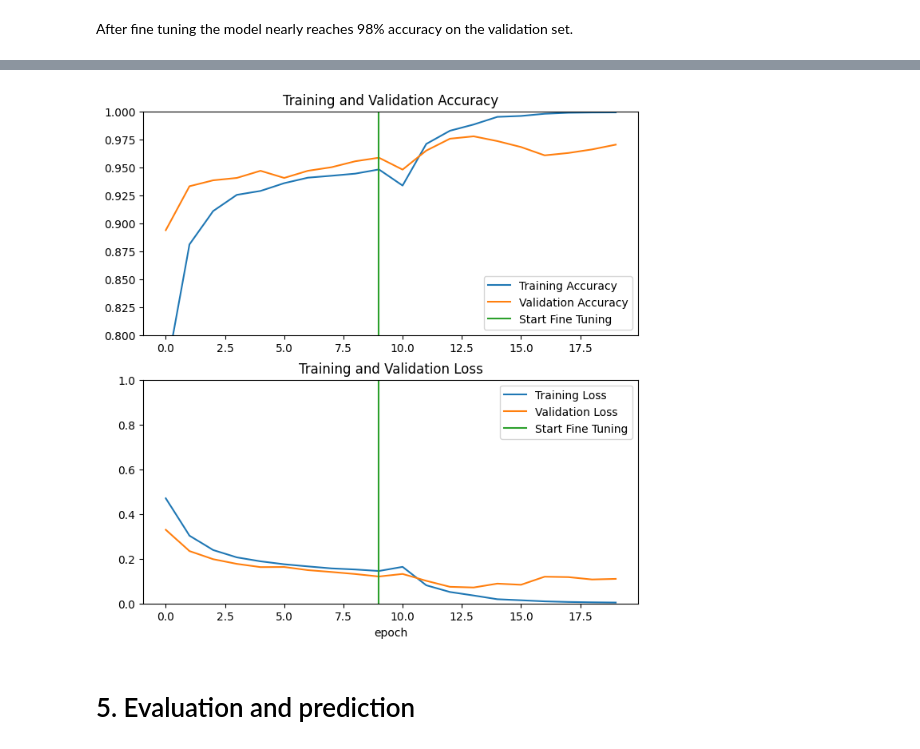
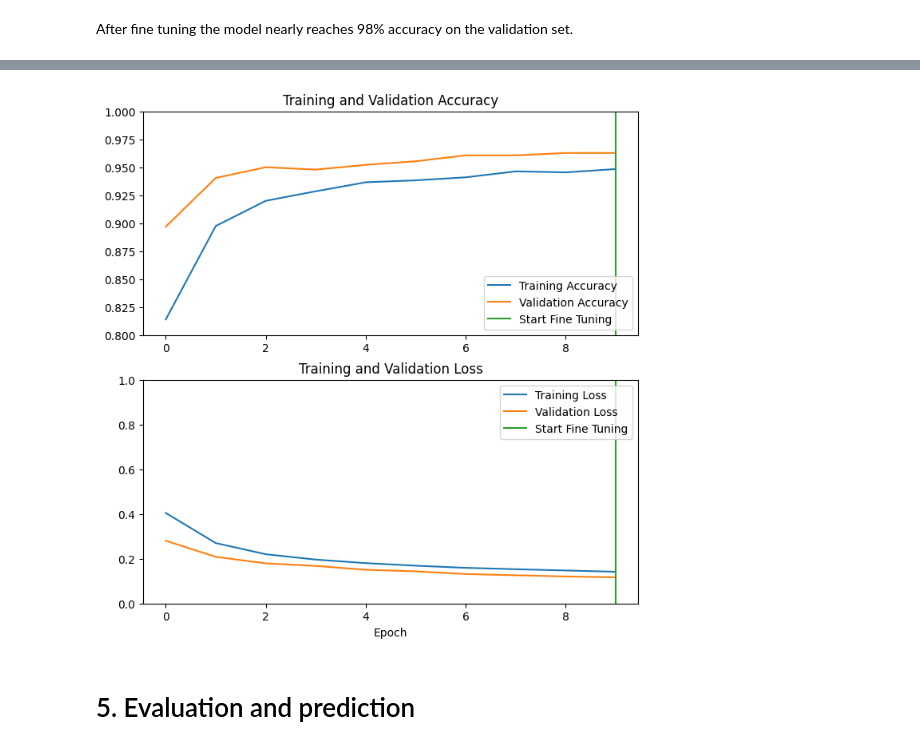
Before and after one commit to MoatazM1/Project-M1M2, a Jupyter notebook: ChestXRay_M2_V0_callbacks.ipynb, the cells around one changed output, grey strips where cells are left out. Drawn from its saved outputs; the diff is of its cells as text; code cells hidden in the pictures.

```diff
--- a/ChestXRay_M2_V0_callbacks.ipynb
+++ b/ChestXRay_M2_V0_callbacks.ipynb
@@ -40,6 +40,7 @@ In this tutorial, you will use a dataset containing several thousand images of P
 #BASE_DIR = "/content/drive/MyDrive/chest_xrays_v4"
 
 BASE_DIR = r"C:\\CAS AML\\project M1 and M2\\Chest X Rays v4"  # change if needed
+MODEL_PATH = os.path.join(BASE_DIR, f"pneumonia_xray_mobilenet.keras")
 
 
 train_dir = os.path.join(BASE_DIR, 'train')
@@ -303,10 +304,10 @@ After training for 10 epochs, you should see ~96% accuracy on the validation set
 ## Training with Callbacks (EarlyStopping + ModelCheckpoint)
 # %%
 # Define callbacks to prevent overfitting and save best model
-checkpoint_cb = keras.callbacks.ModelCheckpoint(
+checkpoint_cb = tf.keras.callbacks.ModelCheckpoint(
     MODEL_PATH, save_best_only=True, monitor="val_accuracy", mode="max", verbose=1
 )
-earlystop_cb = keras.callbacks.EarlyStopping(
+earlystop_cb = tf.keras.callbacks.EarlyStopping(
     monitor="val_accuracy", patience=5, restore_best_weights=True, verbose=1
 )
 
@@ -428,18 +431,18 @@ If you trained to convergence earlier, this step will improve your accuracy by a
 ## Training with Callbacks (EarlyStopping + ModelCheckpoint)
 # %%
 # Define callbacks to prevent overfitting and save best model
-checkpoint_cb = keras.callbacks.ModelCheckpoint(
+checkpoint_cb = tf.keras.callbacks.ModelCheckpoint(
     MODEL_PATH, save_best_only=True, monitor="val_accuracy", mode="max", verbose=1
 )
-earlystop_cb = keras.callbacks.EarlyStopping(
+earlystop_cb = tf.keras.callbacks.EarlyStopping(
     monitor="val_accuracy", patience=5, restore_best_weights=True, verbose=1
 )
 
 # Train with callbacks
 history = model.fit(
-    train_ds_prep,
-    validation_data=val_ds_prep,
-    epochs=30,
+    train_dataset,
+    validation_data=validation_dataset,
+    epochs=10,
     callbacks=[checkpoint_cb, earlystop_cb]
 )
 
@@ -460,26 +510,32 @@ val_loss += history_fine.history['val_loss']
 # %%
+# Set this to the number of epochs from the initial training
+initial_epochs = len(history.history['accuracy'])
+
 plt.figure(figsize=(8, 8))
+
+# Accuracy
 plt.subplot(2, 1, 1)
 plt.plot(acc, label='Training Accuracy')
 plt.plot(val_acc, label='Validation Accuracy')
 plt.ylim([0.8, 1])
-plt.plot([initial_epochs-1,initial_epochs-1],
-          plt.ylim(), label='Start Fine Tuning')
+plt.plot([initial_epochs-1, initial_epochs-1],
+         plt.ylim(), label='Start Fine Tuning')
 plt.legend(loc='lower right')
 plt.title('Training and Validation Accuracy')
 
+# Loss
 plt.subplot(2, 1, 2)
 plt.plot(loss, label='Training Loss')
 plt.plot(val_loss, label='Validation Loss')
 plt.ylim([0, 1.0])
-plt.plot([initial_epochs-1,initial_epochs-1],
+plt.plot([initial_epochs-1, initial_epochs-1],
          plt.ylim(), label='Start Fine Tuning')
 plt.legend(loc='upper right')
 plt.title('Training and Validation Loss')
-plt.xlabel('epoch')
+plt.xlabel('Epoch')
 plt.show()
 # %% [output]
-[figure, old version]
+[figure, new version]
 # %% [markdown]
 # 5. Evaluation and prediction
 # %% [markdown]
```
Also changed, not shown: parts of 12 cells of this notebook.
